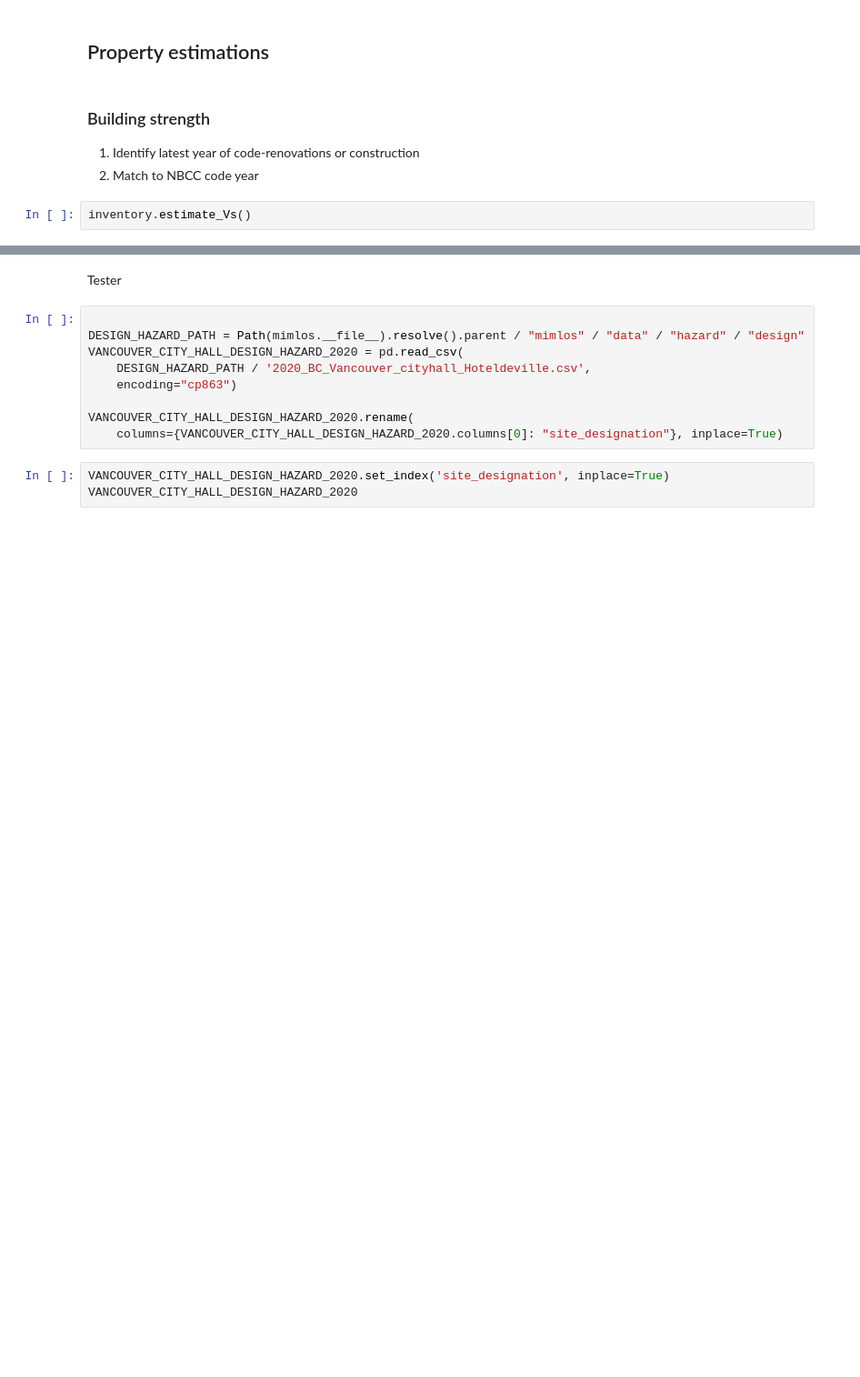
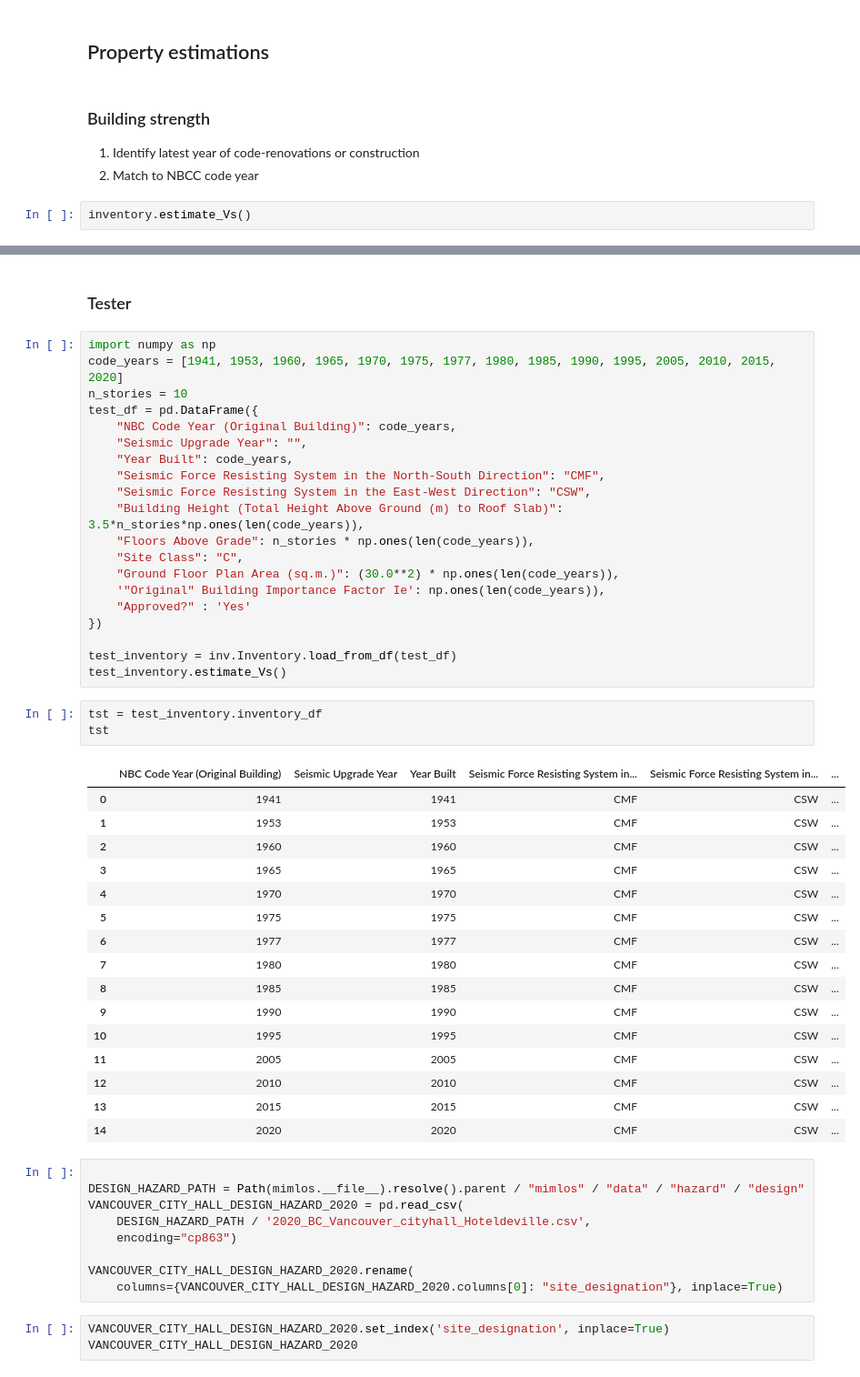
Before and after one commit to hgp297/oq-vmtk, a Jupyter notebook: demos/cov_refm/cov_workshop.ipynb, the cells around one changed output, grey strips where cells are left out. Shown at 91% size. Drawn from its saved outputs; the diff is of its cells as text; blank space fills up the shorter version.

```diff
--- a/demos/cov_refm/cov_workshop.ipynb
+++ b/demos/cov_refm/cov_workshop.ipynb
@@ -123,5 +129,45 @@ inventory.inventory_df
 # %% [markdown]
-Tester
+### Tester
+# %%
+import numpy as np
+code_years = [1941, 1953, 1960, 1965, 1970, 1975, 1977, 1980, 1985, 1990, 1995, 2005, 2010, 2015, 2020]
+n_stories = 10
+test_df = pd.DataFrame({
+    "NBC Code Year (Original Building)": code_years,
+    "Seismic Upgrade Year": "",
+    "Year Built": code_years,
+    "Seismic Force Resisting System in the North-South Direction": "CMF",
+    "Seismic Force Resisting System in the East-West Direction": "CSW",
+    "Building Height (Total Height Above Ground (m) to Roof Slab)": 3.5*n_stories*np.ones(len(code_years)),
+    "Floors Above Grade": n_stories * np.ones(len(code_years)),
+    "Site Class": "C",
+    "Ground Floor Plan Area (sq.m.)": (30.0**2) * np.ones(len(code_years)),
+    '"Original" Building Importance Factor Ie': np.ones(len(code_years)),
+    "Approved?" : 'Yes'
+})
+
+test_inventory = inv.Inventory.load_from_df(test_df)
+test_inventory.estimate_Vs()
+# %%
+tst = test_inventory.inventory_df
+tst
+# %% [output]
+|  | NBC Code Year (Original Building) | Seismic Upgrade Year | Year Built | Seismic Force Resisting System in... | Seismic Force Resisting System in... | ... |
+| 0 | 1941 |  | 1941 | CMF | CSW | ... |
+| 1 | 1953 |  | 1953 | CMF | CSW | ... |
+| 2 | 1960 |  | 1960 | CMF | CSW | ... |
+| 3 | 1965 |  | 1965 | CMF | CSW | ... |
+| 4 | 1970 |  | 1970 | CMF | CSW | ... |
+| 5 | 1975 |  | 1975 | CMF | CSW | ... |
+| 6 | 1977 |  | 1977 | CMF | CSW | ... |
+| 7 | 1980 |  | 1980 | CMF | CSW | ... |
+| 8 | 1985 |  | 1985 | CMF | CSW | ... |
+| 9 | 1990 |  | 1990 | CMF | CSW | ... |
+| 10 | 1995 |  | 1995 | CMF | CSW | ... |
+| 11 | 2005 |  | 2005 | CMF | CSW | ... |
+| 12 | 2010 |  | 2010 | CMF | CSW | ... |
+| 13 | 2015 |  | 2015 | CMF | CSW | ... |
+| 14 | 2020 |  | 2020 | CMF | CSW | ... |
 # %%
 
 DESIGN_HAZARD_PATH = Path(mimlos.__file__).resolve().parent / "mimlos" / "data" / "hazard" / "design"
```
Also changed, not shown: parts of 5 cells of this notebook, 3 other files.
